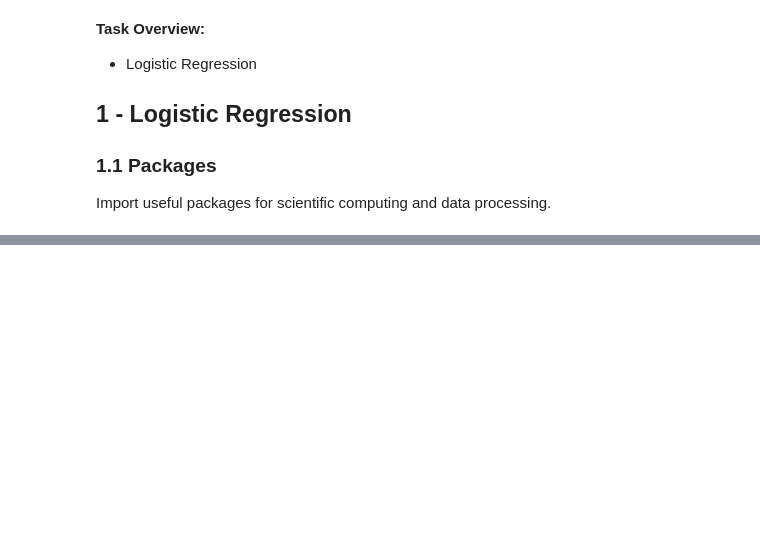
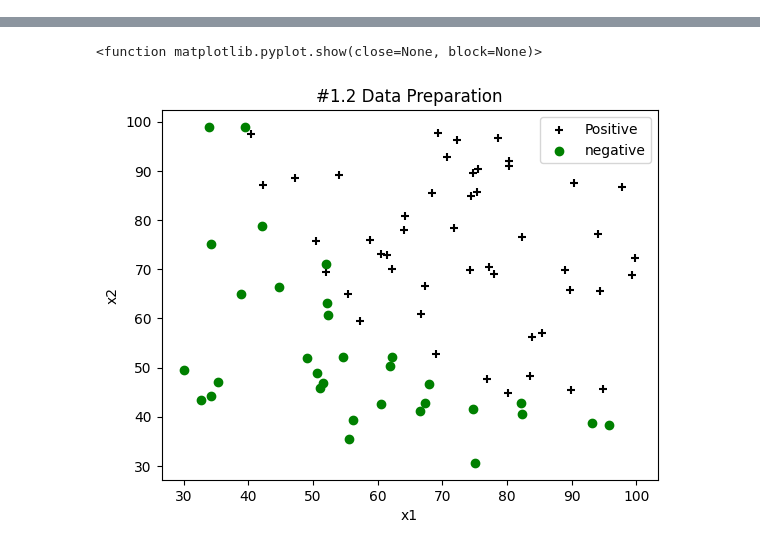
Before and after one commit to j21j/CAP4630, a Jupyter notebook: HW2/CAP4630_HW2_Jones.ipynb, the cells around one changed output, grey strips where cells are left out. Cells and saved outputs as stored; diff of their text form; code cells hidden in the pictures; blank space fills up the shorter version.

```diff
--- a/HW2/CAP4630_HW2_Jones.ipynb
+++ b/HW2/CAP4630_HW2_Jones.ipynb
@@ -23,11 +30,3 @@ You are **not** allowed to use Machine Learning libaries such as Scikit-learn an
-# %% [markdown]
-**Task Overview:**
-- Logistic Regression
-
-## 1 - Logistic Regression ##
-### 1.1 Packages
-
-Import useful packages for scientific computing and data processing.
 # %%
 # Import and rename libraries here
 import numpy as np
@@ -53,0 +51,21 @@ Prepare the data for regression task. **(15 Points)**
+# %%
+# Preprocess input data and generate plots
+url = "https://raw.githubusercontent.com/j21j/CAP4630/refs/heads/main/HW2/data_logistic.csv"
+df1 = pd.read_csv(url)
+
+# Separate data based on label
+positive = df1[df1['label'] == 1]
+negative = df1[df1['label'] == 0]
+
+# Create the scatter plot
+plt.scatter(positive['x1'], positive['x2'], color='black', label='Positive', marker='+')
+plt.scatter(negative['x1'], negative['x2'], color='green', label='negative', marker='o')
+
+plt.xlabel('x1')
+plt.ylabel('x2')
+plt.title('#1.2 Data Preparation')
+plt.legend()
+plt.show
+# %% [output]
+<function matplotlib.pyplot.show(close=None, block=None)>
+[figure, added]
```
Also changed, not shown: parts of 12 cells of this notebook.
